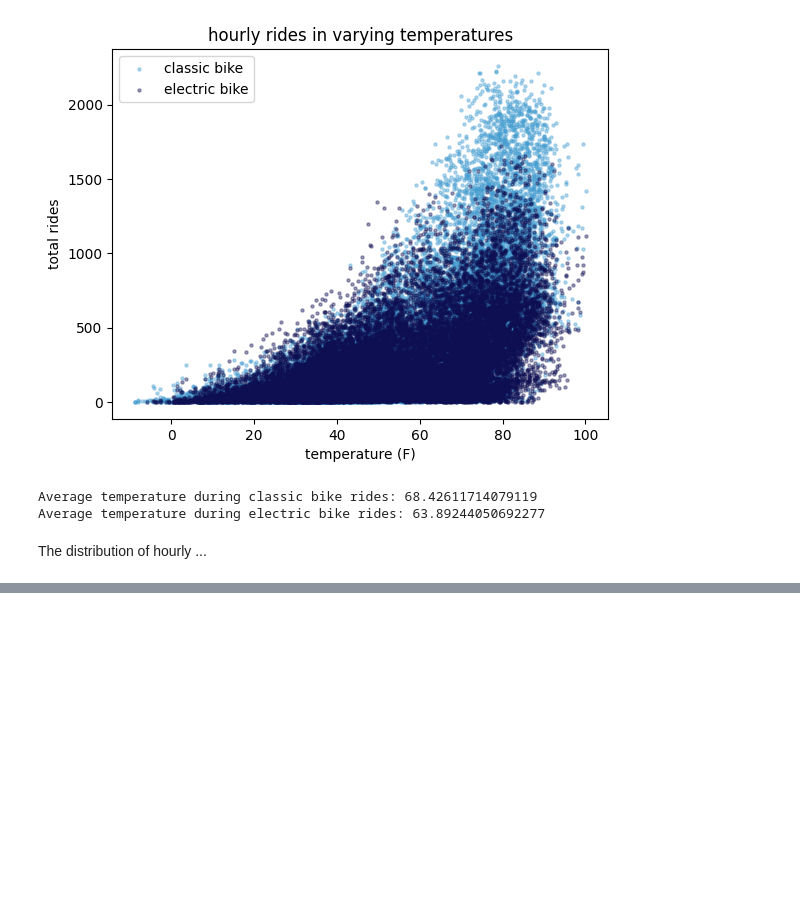
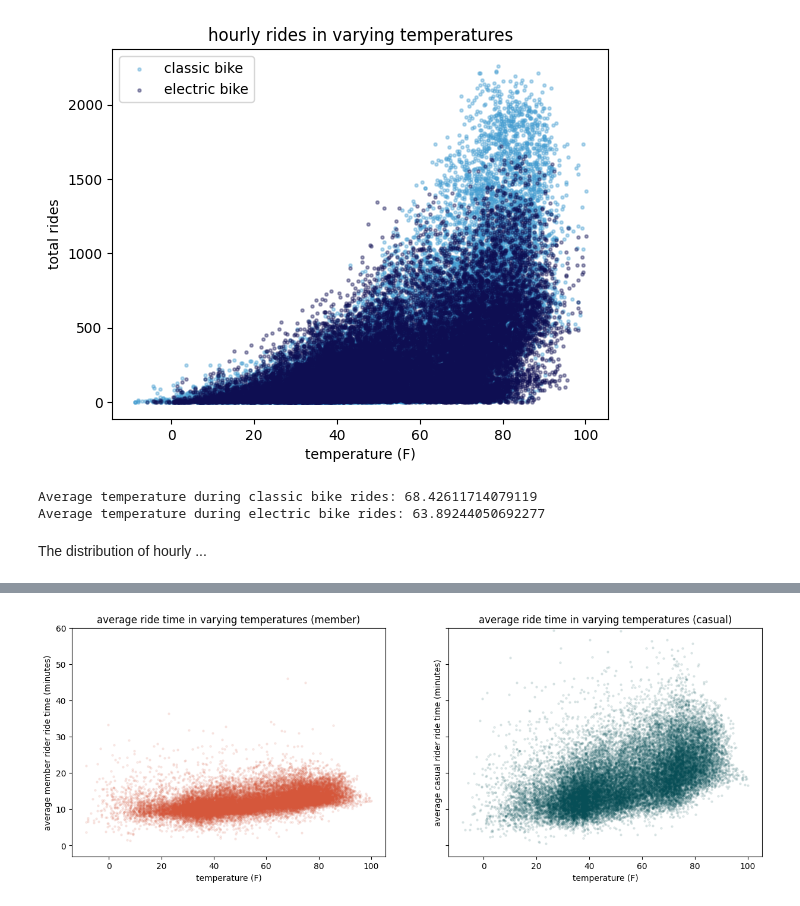
Before and after one commit to pollyren/divvy, a Jupyter notebook: analysis/weather_analysis.ipynb, the cells around one changed output, grey strips where cells are left out. Saved outputs shown, nothing was run; the diff lists cells and outputs as text; code cells hidden in the pictures; blank space fills up the shorter version.

```diff
--- a/analysis/weather_analysis.ipynb
+++ b/analysis/weather_analysis.ipynb
@@ -133,10 +96,10 @@ Text(0.5, 1.0, 'hourly rides in varying temperatures (cumulative)')
 # %%
 fig, axes = plt.subplots(1, 2, figsize=(15,5), sharey=True)
 for i in range(2):
-    axes[i].scatter(data['temp'], data['total_{}_counts'.format(member_casual[i])], s=5, c=colours[i], alpha=0.1)
+    axes[i].scatter(data['temp'], data[f'total_{member_casual[i]}_counts'], s=5, c=colours[i], alpha=0.1)
     axes[i].set_xlabel('temperature (F)')
-    axes[i].set_ylabel('total {} rides'.format(member_casual[i]))
-    axes[i].set_title('hourly rides in varying temperatures ({})'.format(member_casual[i]))
+    axes[i].set_ylabel(f'total {member_casual[i]} rides')
+    axes[i].set_title(f'hourly rides in varying temperatures ({member_casual[i]})')
 # %% [output]
 [figure]
 # %%
@@ -185,0 +156,10 @@ The distribution of hourly ...
+# %%
+fig, axes = plt.subplots(1, 2, figsize=(15,5), sharey=True)
+for i in range(2):
+    axes[i].scatter(data['temp'], data[f'{member_casual[i]}_avg_time'], s=5, alpha=0.1, color=colours[i])
+    axes[i].set_xlabel('temperature (F)')
+    axes[i].set_ylabel(f'average {member_casual[i]} rider ride time (minutes)')
+    axes[i].set_title(f'average ride time in varying temperatures ({member_casual[i]})')
+    axes[i].set_ylim(None, 60)
+# %% [output]
+[figure, added]
```
Also changed, not shown: parts of 16 cells of this notebook.
